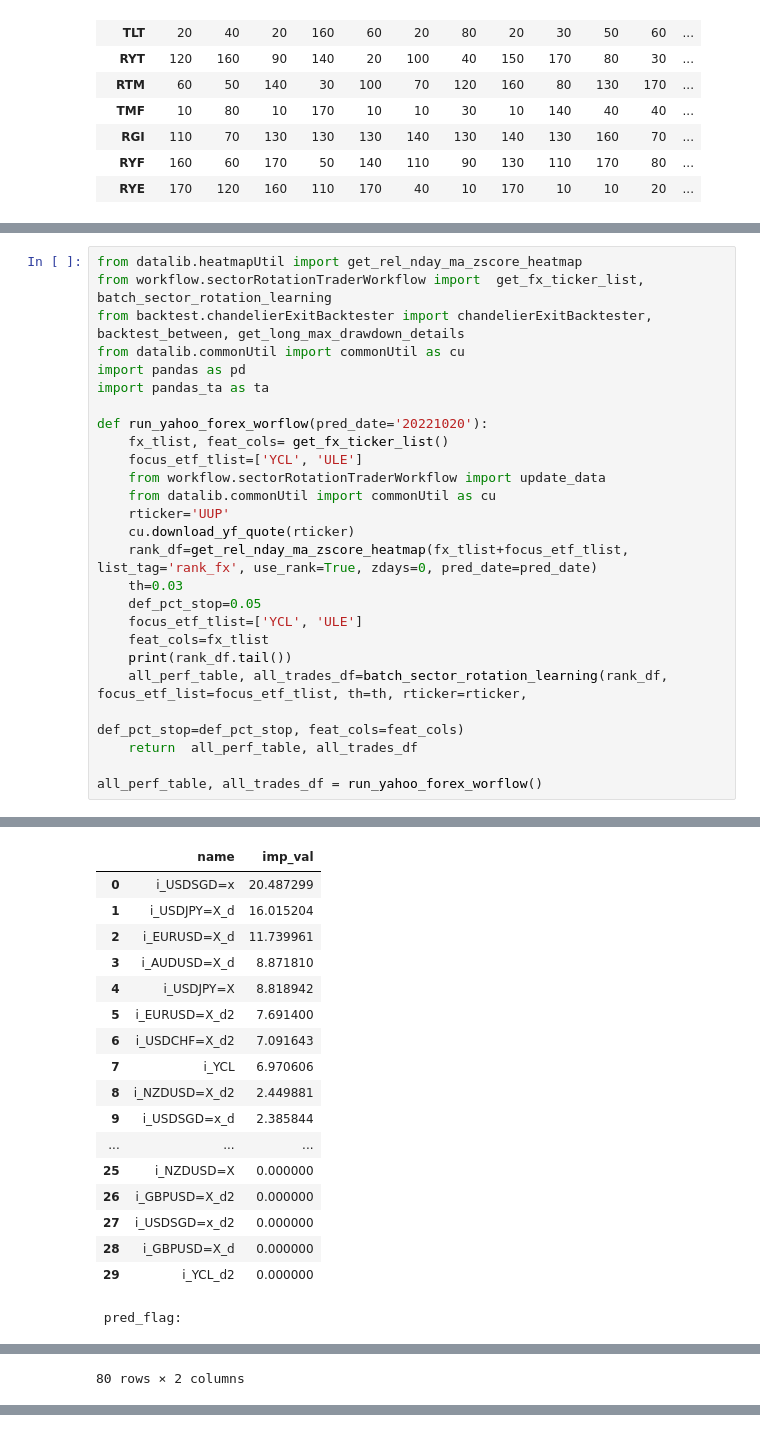
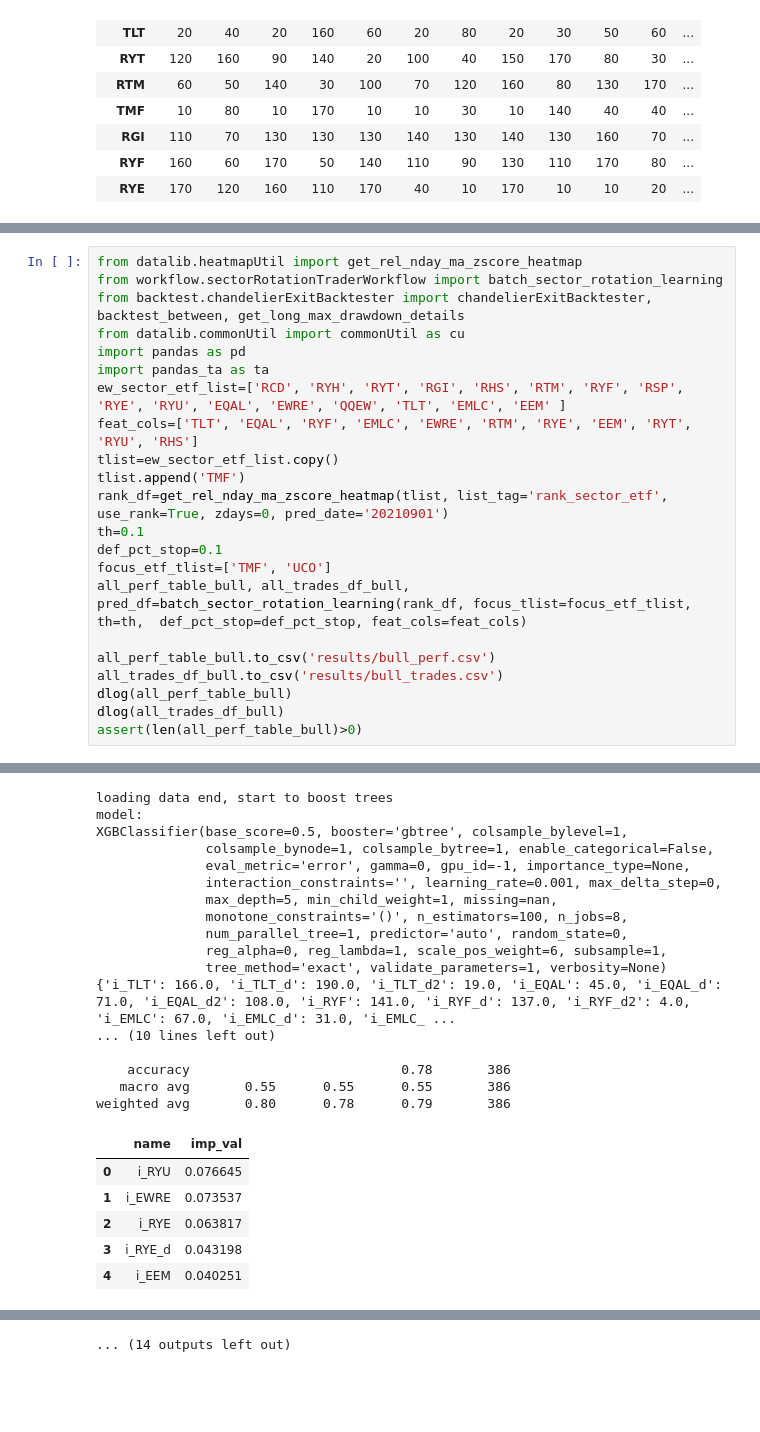
Before and after one commit to jacky892/sectorRotationHeatmap, a Jupyter notebook: rotationHeatmap.ipynb, the cells around one changed output, grey strips where cells are left out. Cells and saved outputs as stored; diff of their text form; blank space fills up the shorter version.

```diff
--- a/rotationHeatmap.ipynb
+++ b/rotationHeatmap.ipynb
@@ -536,27 +635,23 @@ weighted avg       0.21      0.38      0.27        16
 # %%
 from datalib.heatmapUtil import get_rel_nday_ma_zscore_heatmap
-from workflow.sectorRotationTraderWorkflow import  get_fx_ticker_list, batch_sector_rotation_learning
+from workflow.sectorRotationTraderWorkflow import batch_sector_rotation_learning
 from backtest.chandelierExitBacktester import chandelierExitBacktester, backtest_between, get_long_max_drawdown_details
 from datalib.commonUtil import commonUtil as cu
 import pandas as pd
 import pandas_ta as ta
+ew_sector_etf_list=['RCD', 'RYH', 'RYT', 'RGI', 'RHS', 'RTM', 'RYF', 'RSP', 'RYE', 'RYU', 'EQAL', 'EWRE', 'QQEW', 'TLT', 'EMLC', 'EEM' ]
+feat_cols=['TLT', 'EQAL', 'RYF', 'EMLC', 'EWRE', 'RTM', 'RYE', 'EEM', 'RYT', 'RYU', 'RHS']
+tlist=ew_sector_etf_list.copy()
+tlist.append('TMF')
+rank_df=get_rel_nday_ma_zscore_heatmap(tlist, list_tag='rank_sector_etf', use_rank=True, zdays=0, pred_date='20210901')
+th=0.1
+def_pct_stop=0.1
+focus_etf_tlist=['TMF', 'UCO']
+all_perf_table_bull, all_trades_df_bull, pred_df=batch_sector_rotation_learning(rank_df, focus_tlist=focus_etf_tlist, th=th,  def_pct_stop=def_pct_stop, feat_cols=feat_cols)
 
-def run_yahoo_forex_worflow(pred_date='20221020'):
-    fx_tlist, feat_cols= get_fx_ticker_list()
-    focus_etf_tlist=['YCL', 'ULE']
-    from workflow.sectorRotationTraderWorkflow import update_data
-    from datalib.commonUtil import commonUtil as cu
-    rticker='UUP'
-    cu.download_yf_quote(rticker)
-    rank_df=get_rel_nday_ma_zscore_heatmap(fx_tlist+focus_etf_tlist, list_tag='rank_fx', use_rank=True, zdays=0, pred_date=pred_date)
-    th=0.03
-    def_pct_stop=0.05
-    focus_etf_tlist=['YCL', 'ULE']
-    feat_cols=fx_tlist
-    print(rank_df.tail())
-    all_perf_table, all_trades_df=batch_sector_rotation_learning(rank_df, focus_etf_list=focus_etf_tlist, th=th, rticker=rticker,
-                                                              def_pct_stop=def_pct_stop, feat_cols=feat_cols)
-    return  all_perf_table, all_trades_df
-
-all_perf_table, all_trades_df = run_yahoo_forex_worflow()
+all_perf_table_bull.to_csv('results/bull_perf.csv')
+all_trades_df_bull.to_csv('results/bull_trades.csv')
+dlog(all_perf_table_bull)
+dlog(all_trades_df_bull)
+assert(len(all_perf_table_bull)>0)
 # %% [output]
@@ -644,18 +745,23 @@ precision:[0.66666667 0.26829268], [0.46428571 0.45833333], [0.54736842 0.338461
+loading data end, start to boost trees
+model:
+XGBClassifier(base_score=0.5, booster='gbtree', colsample_bylevel=1,
+              colsample_bynode=1, colsample_bytree=1, enable_categorical=False,
+              eval_metric='error', gamma=0, gpu_id=-1, importance_type=None,
+              interaction_constraints='', learning_rate=0.001, max_delta_step=0,
+              max_depth=5, min_child_weight=1, missing=nan,
+              monotone_constraints='()', n_estimators=100, n_jobs=8,
+              num_parallel_tree=1, predictor='auto', random_state=0,
+              reg_alpha=0, reg_lambda=1, scale_pos_weight=6, subsample=1,
+              tree_method='exact', validate_parameters=1, verbosity=None)
+{'i_TLT': 166.0, 'i_TLT_d': 190.0, 'i_TLT_d2': 19.0, 'i_EQAL': 45.0, 'i_EQAL_d': 71.0, 'i_EQAL_d2': 108.0, 'i_RYF': 141.0, 'i_RYF_d': 137.0, 'i_RYF_d2': 4.0, 'i_EMLC': 67.0, 'i_EMLC_d': 31.0, 'i_EMLC_ ...
+... (10 lines left out)
+
+    accuracy                           0.78       386
+   macro avg       0.55      0.55      0.55       386
+weighted avg       0.80      0.78      0.79       386
 |  | name | imp_val |
-| 0 | i_USDSGD=x | 20.487299 |
-| 1 | i_USDJPY=X_d | 16.015204 |
-| 2 | i_EURUSD=X_d | 11.739961 |
-| 3 | i_AUDUSD=X_d | 8.871810 |
-| 4 | i_USDJPY=X | 8.818942 |
-| 5 | i_EURUSD=X_d2 | 7.691400 |
-| 6 | i_USDCHF=X_d2 | 7.091643 |
-| 7 | i_YCL | 6.970606 |
-| 8 | i_NZDUSD=X_d2 | 2.449881 |
-| 9 | i_USDSGD=x_d | 2.385844 |
-| ... | ... | ... |
-| 25 | i_NZDUSD=X | 0.000000 |
-| 26 | i_GBPUSD=X_d2 | 0.000000 |
-| 27 | i_USDSGD=x_d2 | 0.000000 |
-| 28 | i_GBPUSD=X_d | 0.000000 |
-| 29 | i_YCL_d2 | 0.000000 |
+| 0 | i_RYU | 0.076645 |
+| 1 | i_EWRE | 0.073537 |
+| 2 | i_RYE | 0.063817 |
+| 3 | i_RYE_d | 0.043198 |
+| 4 | i_EEM | 0.040251 |
- pred_flag:
@@ -674 +767,0 @@ precision:[0.66666667 0.26829268], [0.46428571 0.45833333], [0.54736842 0.338461
-80 rows × 2 columns
@@ -675,0 +785 @@ precision:[0.66666667 0.26829268], [0.46428571 0.45833333], [0.54736842 0.338461
+... (14 outputs left out)
```
Also changed, not shown: parts of 10 cells of this notebook, 12 other files.
